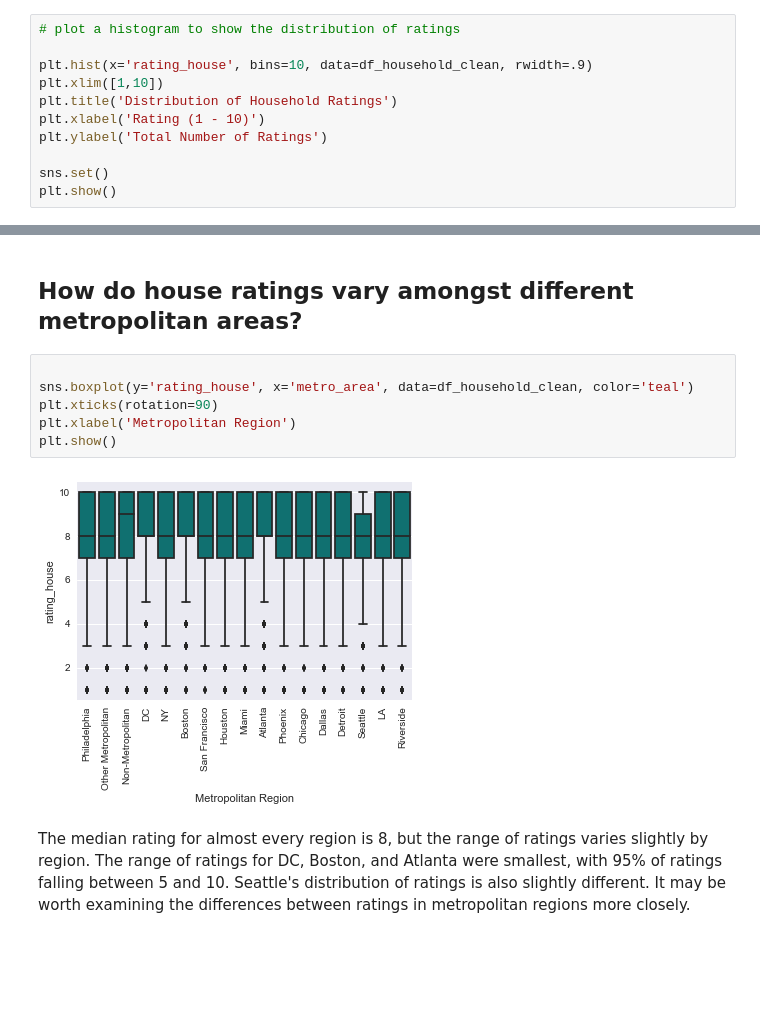
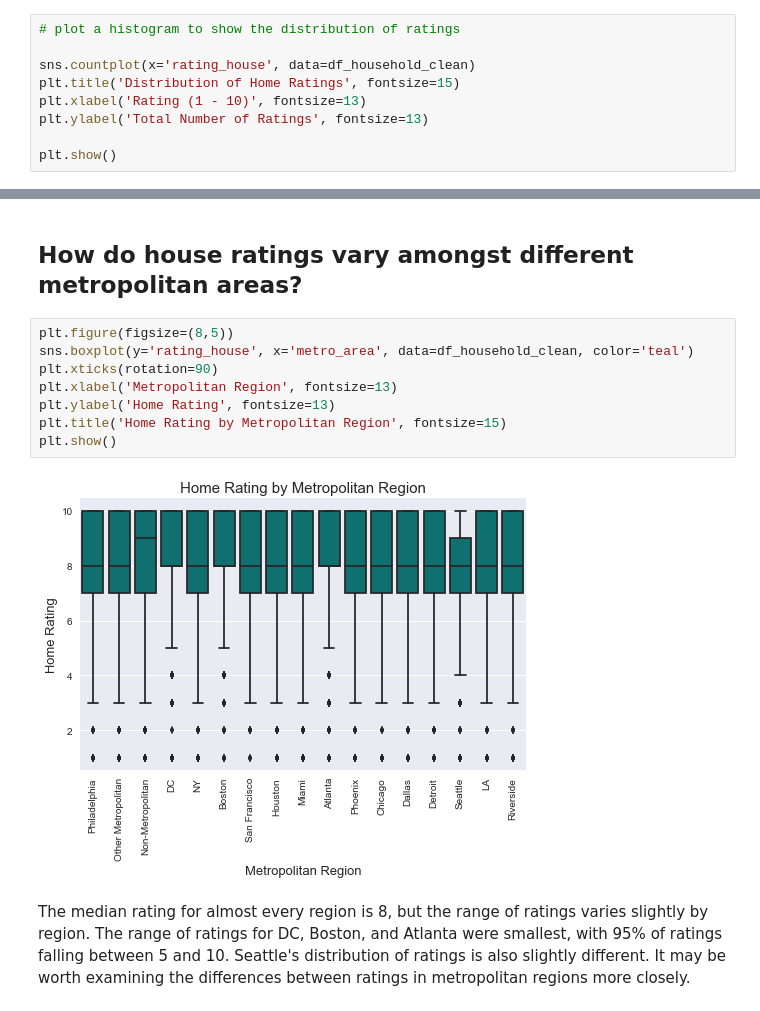
Before and after one commit to kellywong1314/Analytics-and-Machine-Learning, a Jupyter notebook: Capstone 1 - American Housing Satisfaction/EDA_American Housing Survey 2015.ipynb, the cells around one changed output, grey strips where cells are left out. Drawn from its saved outputs; the diff is of its cells as text; blank space fills up the shorter version.

Commit message:
added axis labels and titles to all figures

```diff
--- a/Capstone 1 - American Housing Satisfaction/EDA_American Housing Survey 2015.ipynb
+++ b/Capstone 1 - American Housing Satisfaction/EDA_American Housing Survey 2015.ipynb
@@ -30,12 +30,10 @@ df_household_clean.head()
 # %%
 # plot a histogram to show the distribution of ratings
 
-plt.hist(x='rating_house', bins=10, data=df_household_clean, rwidth=.9)
-plt.xlim([1,10])
-plt.title('Distribution of Household Ratings')
-plt.xlabel('Rating (1 - 10)')
-plt.ylabel('Total Number of Ratings')
+sns.countplot(x='rating_house', data=df_household_clean)
+plt.title('Distribution of Home Ratings', fontsize=15)
+plt.xlabel('Rating (1 - 10)', fontsize=13)
+plt.ylabel('Total Number of Ratings', fontsize=13)
 
-sns.set()
 plt.show()
 # %% [output]
@@ -45,13 +43,15 @@ The most common rating that respondents gave their homes was 10, followed by 8.
 # %% [markdown]
 ## How do house ratings vary amongst different metropolitan areas?
 # %%
-
+plt.figure(figsize=(8,5))
 sns.boxplot(y='rating_house', x='metro_area', data=df_household_clean, color='teal')
 plt.xticks(rotation=90)
-plt.xlabel('Metropolitan Region')
+plt.xlabel('Metropolitan Region', fontsize=13)
+plt.ylabel('Home Rating', fontsize=13)
+plt.title('Home Rating by Metropolitan Region', fontsize=15)
 plt.show()
 # %% [output]
-[figure, old version]
+[figure, new version]
 # %% [markdown]
 The median rating for almost every region is 8, but the range of ratings varies slightly by region. The range of ratings for DC, Boston, and Atlanta were smallest, with 95% of ratings falling between 5 and 10. Seattle's distribution of ratings is also slightly different. It may be worth examining the differences between ratings in metropolitan regions more closely.
 # %% [markdown]
```
Also changed, not shown: parts of 11 cells of this notebook.
